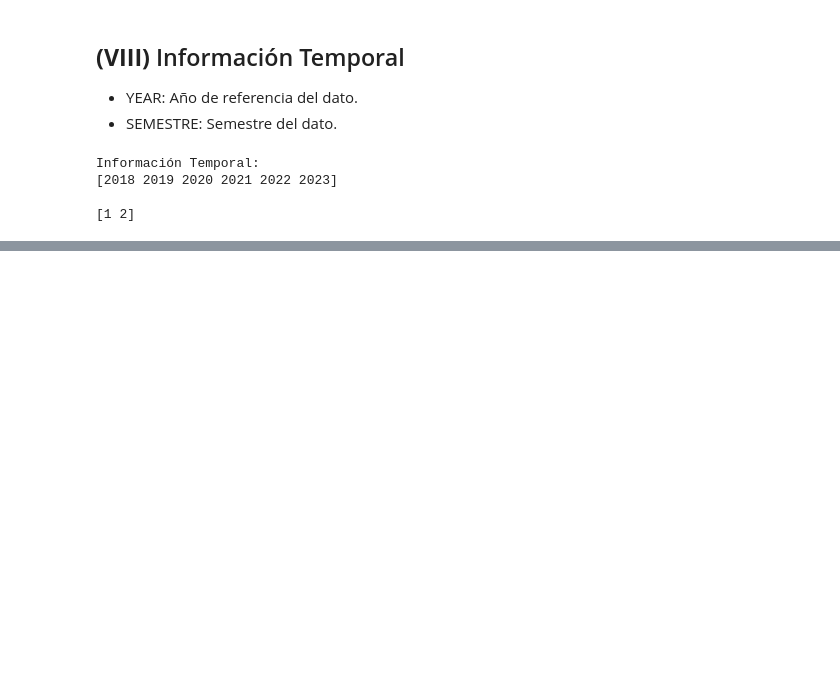
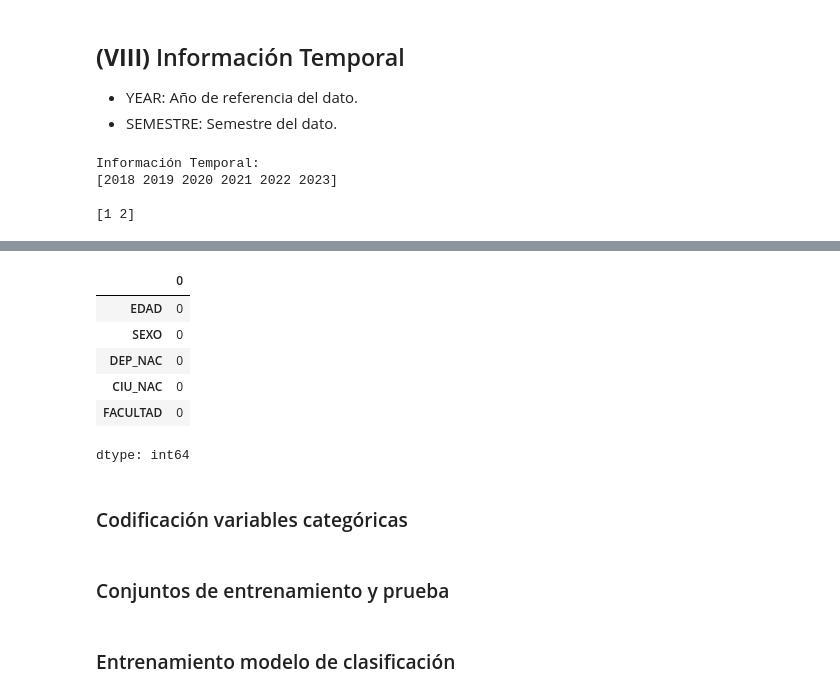
Before and after one commit to 10scar/Proyecto-ABD-2024-2, a Jupyter notebook: Entrega.ipynb, the cells around one changed output, grey strips where cells are left out. Saved outputs shown, nothing was run; the diff lists cells and outputs as text; code cells hidden in the pictures; blank space fills up the shorter version.

```diff
--- a/Entrega.ipynb
+++ b/Entrega.ipynb
@@ -272,0 +376,16 @@ Información Temporal:
+# %%
+features = ['EDAD', 'SEXO', 'DEP_NAC', 'CIU_NAC']
+target = 'FACULTAD'
+# %%
+# Descartamos si existen valores nulos
+graduados_2[features + [target]].isnull().sum()
+# %% [output]
+|  | 0 |
+| EDAD | 0 |
+| SEXO | 0 |
+| DEP_NAC | 0 |
+| CIU_NAC | 0 |
+| FACULTAD | 0 |
+dtype: int64
+# %% [markdown]
+### Codificación variables categóricas
@@ -272,0 +398,2 @@ Información Temporal:
+# %% [markdown]
+### Conjuntos de entrenamiento y prueba
@@ -272,0 +409,2 @@ Información Temporal:
+# %% [markdown]
+### Entrenamiento modelo de clasificación
```
Also changed, not shown: parts of 20 cells of this notebook.
